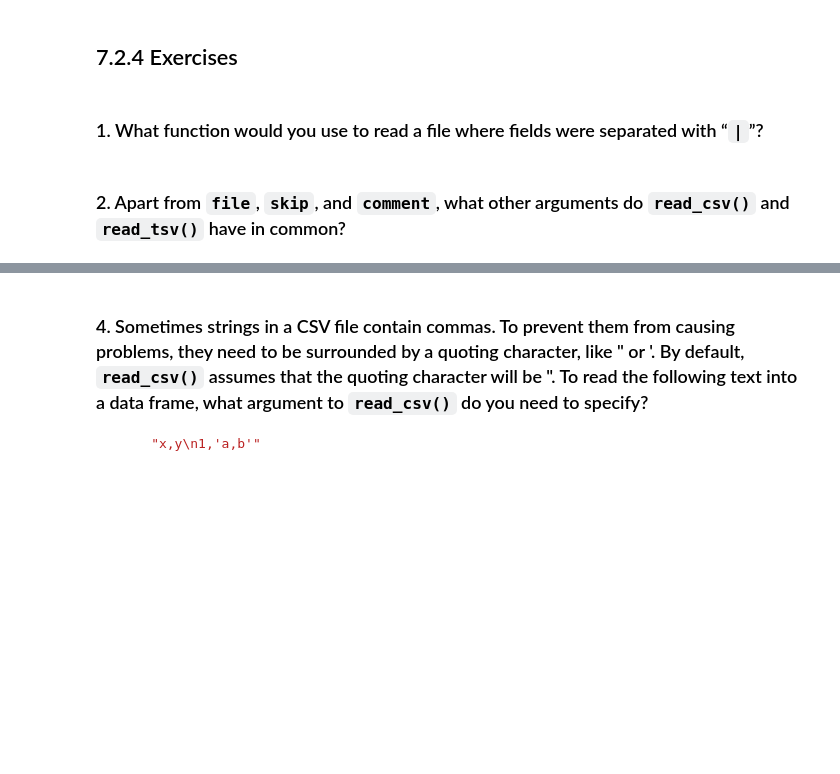
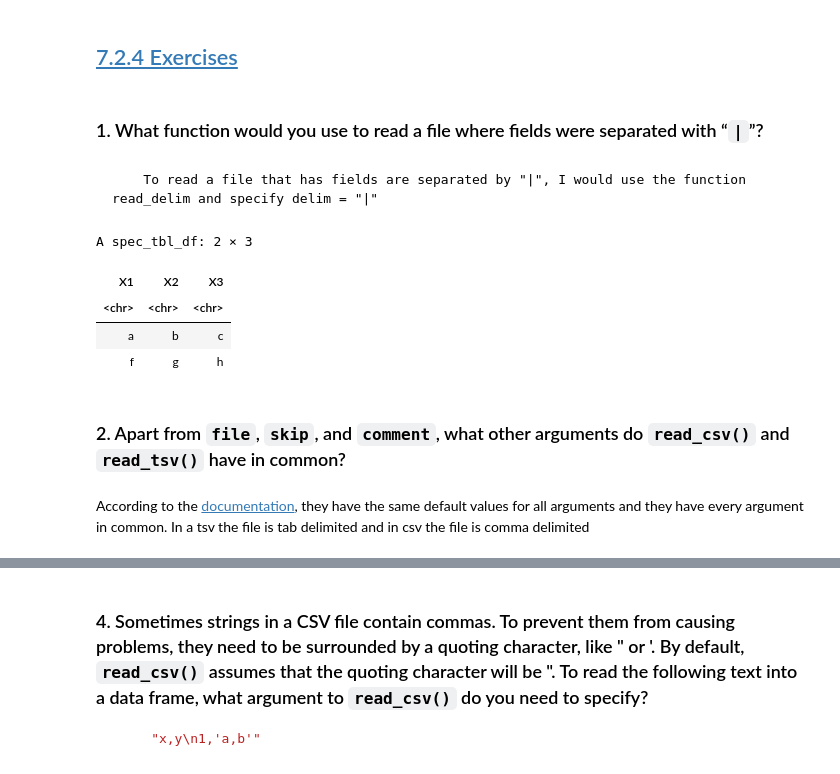
Before and after one commit to Mccallke0364/Learning-R, a Jupyter notebook: Week_4.ipynb, the cells around one changed output, grey strips where cells are left out. Drawn from its saved outputs; the diff is of its cells as text; code cells hidden in the pictures; blank space fills up the shorter version.

```diff
--- a/Week_4.ipynb
+++ b/Week_4.ipynb
@@ -1,6 +21,23 @@
 # %% [markdown]
-## 7.2.4 Exercises
+## [7.2.4 Exercises](https://r4ds.hadley.nz/data-import.html#exercises)
 # %% [markdown]
 ### 1. What function would you use to read a file where fields were separated with “`|`”?
+# %% [markdown]
+        To read a file that has fields are separated by "|", I would use the function read_delim and specify delim = "|"
+# %%
+read_delim(
+            "a|b|c
+            f|g|h",
+            delim="|",
+            col_names= FALSE,
+            show_col_types=FALSE)
+# %% [output]
+A spec_tbl_df: 2 × 3
+| X1 | X2 | X3 |
+| <chr> | <chr> | <chr> |
+| a | b | c |
+| f | g | h |
 # %% [markdown]
 ### 2. Apart from `file`, `skip`, and `comment`, what other arguments do `read_csv()` and `read_tsv()` have in common?
+# %% [markdown]
+According to the [documentation](https://readr.tidyverse.org/reference/read_delim.html), they have the same default values for all arguments and they have every argument in common. In a tsv the file is tab delimited and in csv the file is comma delimited
```
Also changed, not shown: parts of 12 cells of this notebook.
